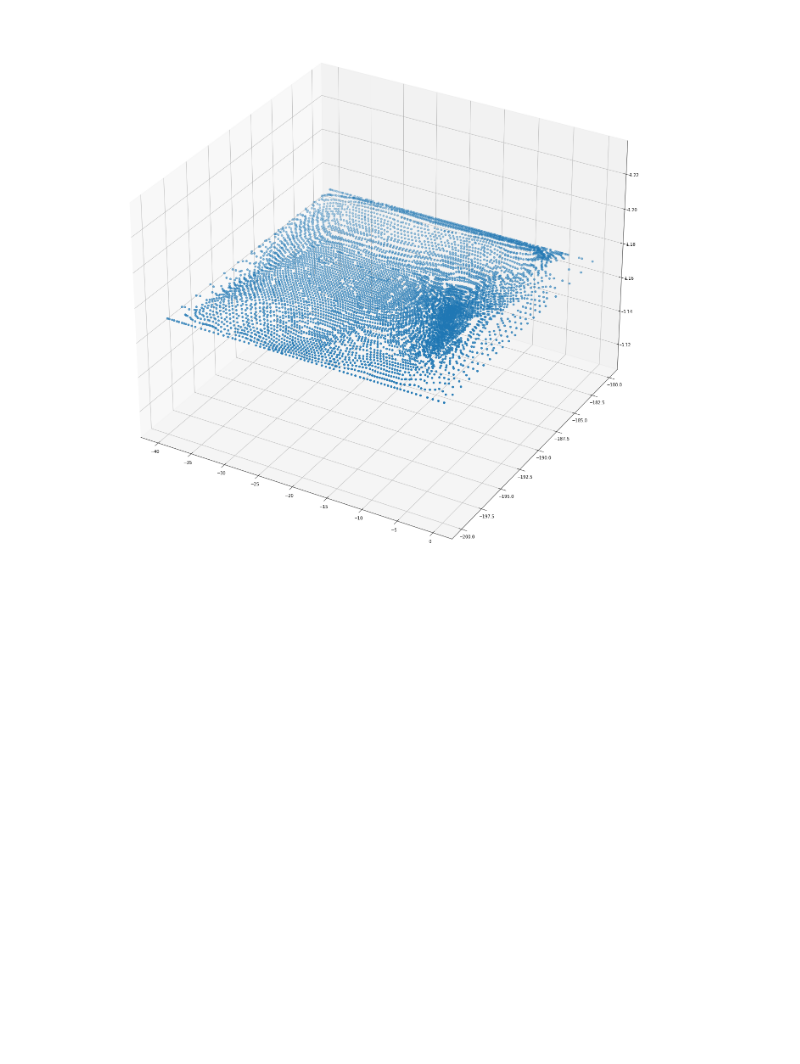
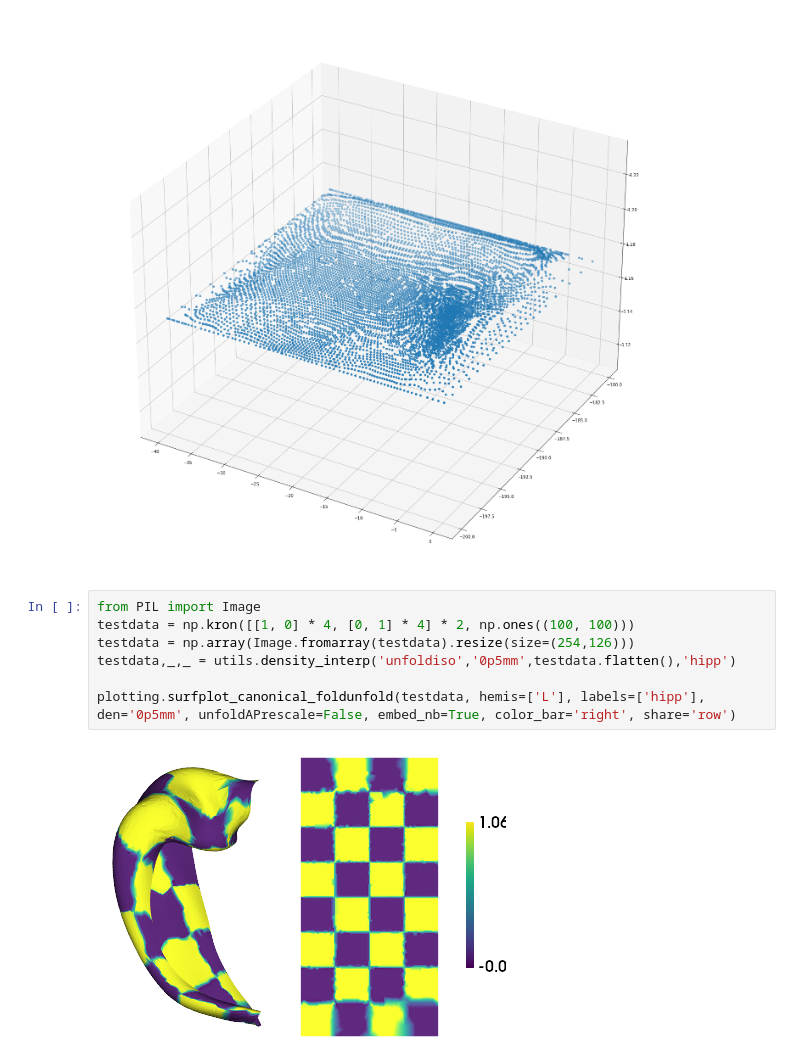
Before and after one commit to jordandekraker/hippunfold_toolbox, a Jupyter notebook: notebooks/APrescale_tester.ipynb, the cells around one changed output. Drawn from its saved outputs; the diff is of its cells as text; blank space fills up the shorter version.

```diff
--- a/notebooks/APrescale_tester.ipynb
+++ b/notebooks/APrescale_tester.ipynb
@@ -101,3 +107,12 @@ ax.scatter(v2[:,0],v2[:,1],v2[:,2])
 # %% [output]
 <mpl_toolkits.mplot3d.art3d.Path3DCollection at 0x...>
 [figure]
+# %%
+from PIL import Image
+testdata = np.kron([[1, 0] * 4, [0, 1] * 4] * 2, np.ones((100, 100)))
+testdata = np.array(Image.fromarray(testdata).resize(size=(254,126)))
+testdata,_,_ = utils.density_interp('unfoldiso','0p5mm',testdata.flatten(),'hipp')
+
+plotting.surfplot_canonical_foldunfold(testdata, hemis=['L'], labels=['hipp'], den='0p5mm', unfoldAPrescale=False, embed_nb=True, color_bar='right', share='row')
+# %% [output]
+[figure, added]
```
Also changed, not shown: parts of 4 cells of this notebook, 2 other files.
